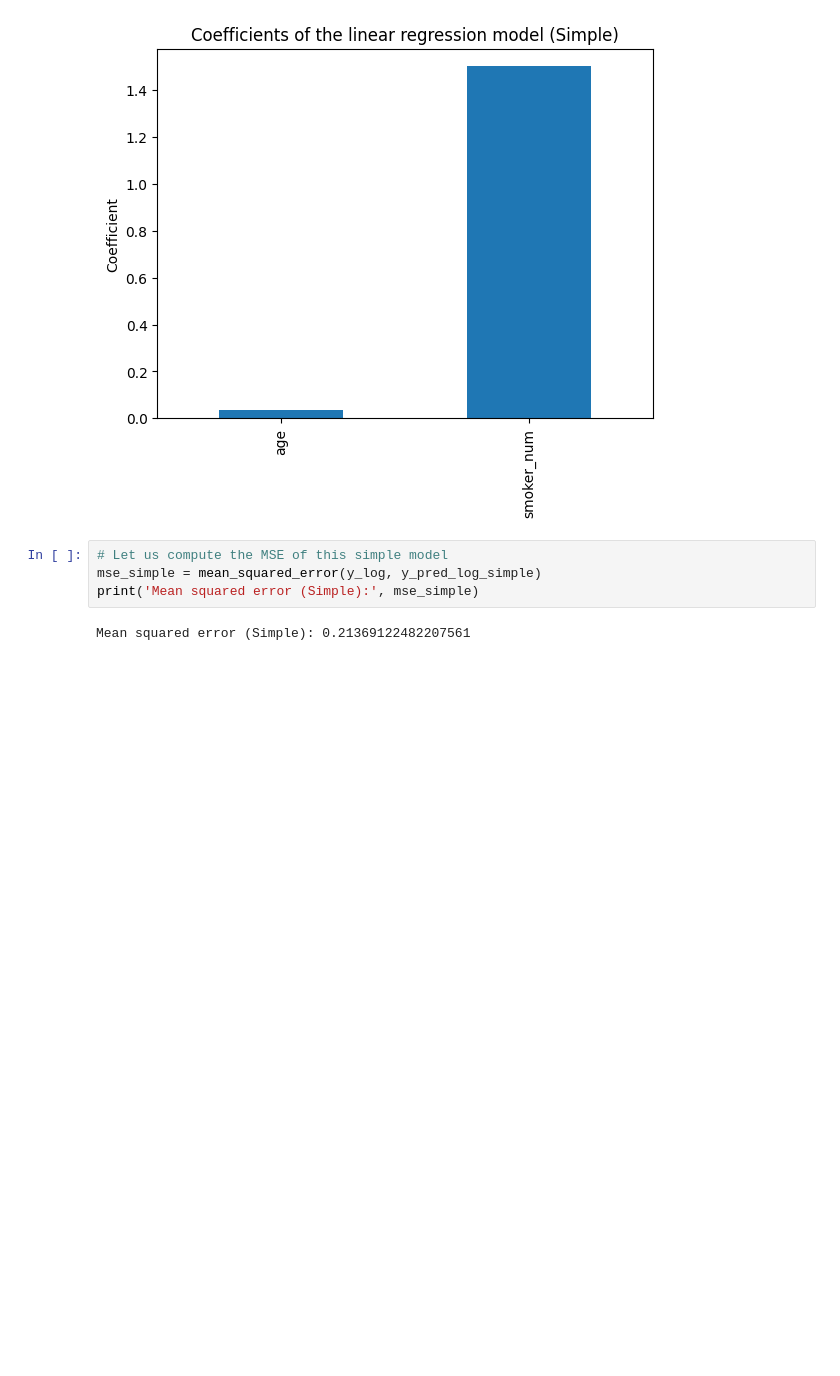
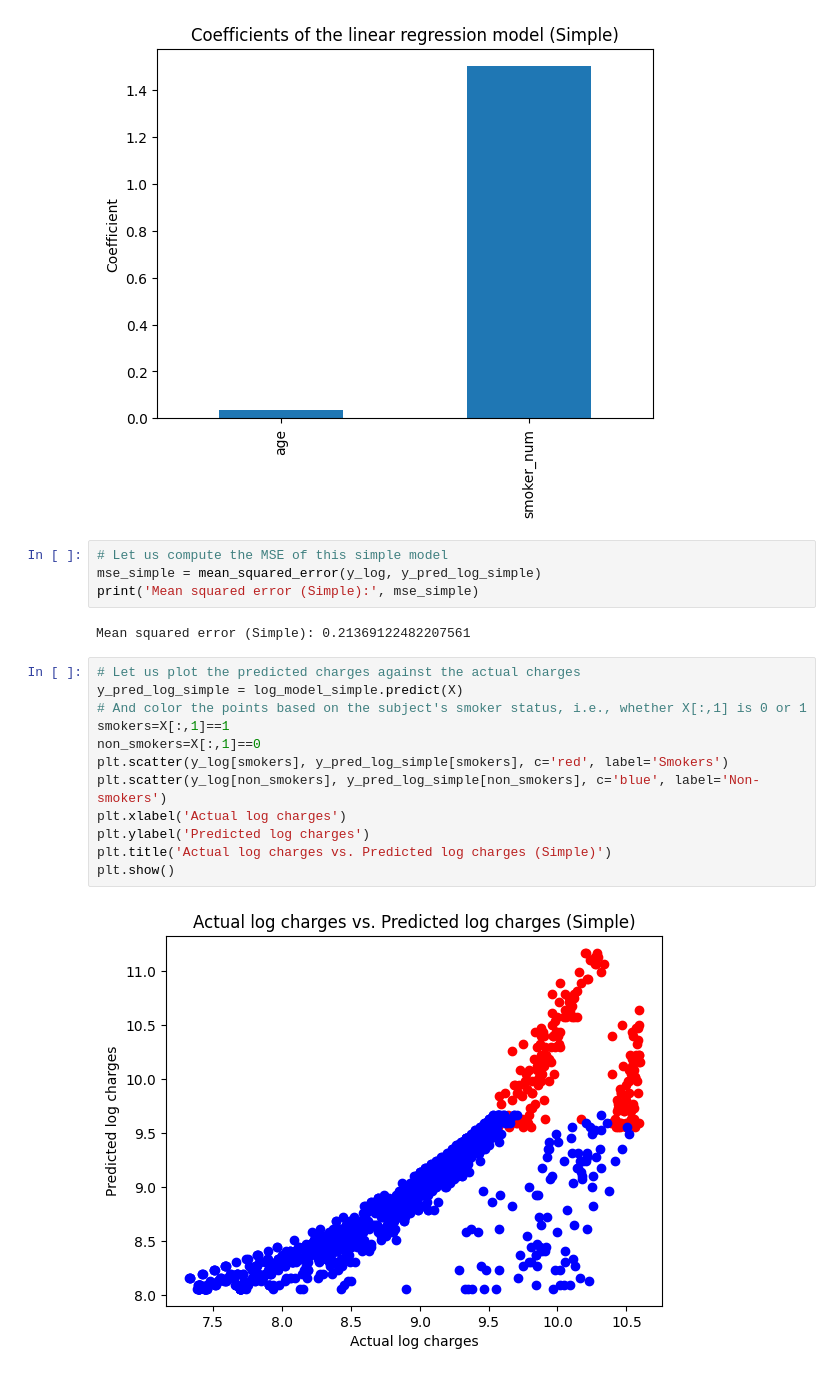
Before and after one commit to iurteagalab/stats_for_ai, a Jupyter notebook: labs_full/lab_04_linear_reg_real_full.ipynb, the cells around one changed output. Saved outputs shown, nothing was run; the diff lists cells and outputs as text; blank space fills up the shorter version.

```diff
--- a/labs_full/lab_04_linear_reg_real_full.ipynb
+++ b/labs_full/lab_04_linear_reg_real_full.ipynb
@@ -317,3 +317,17 @@ mse_simple = mean_squared_error(y_log, y_pred_log_simple)
 print('Mean squared error (Simple):', mse_simple)
 # %% [output]
 Mean squared error (Simple): 0.21369122482207561
+# %%
+# Let us plot the predicted charges against the actual charges
+y_pred_log_simple = log_model_simple.predict(X)
+# And color the points based on the subject's smoker status, i.e., whether X[:,1] is 0 or 1
+smokers=X[:,1]==1
+non_smokers=X[:,1]==0
+plt.scatter(y_log[smokers], y_pred_log_simple[smokers], c='red', label='Smokers')
+plt.scatter(y_log[non_smokers], y_pred_log_simple[non_smokers], c='blue', label='Non-smokers')
+plt.xlabel('Actual log charges')
+plt.ylabel('Predicted log charges')
+plt.title('Actual log charges vs. Predicted log charges (Simple)')
+plt.show()
+# %% [output]
+[figure, added]
```
Also changed, not shown: parts of 2 cells of this notebook, 1 other file.
